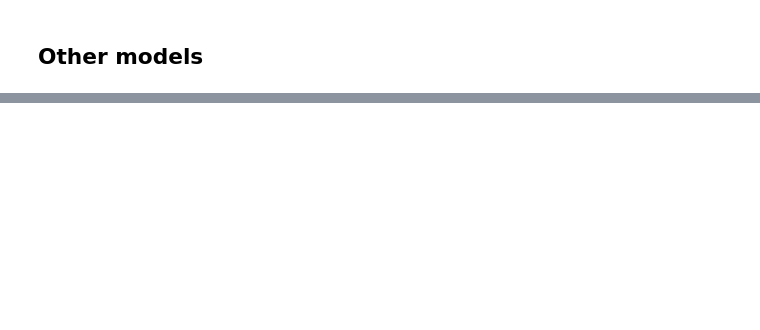
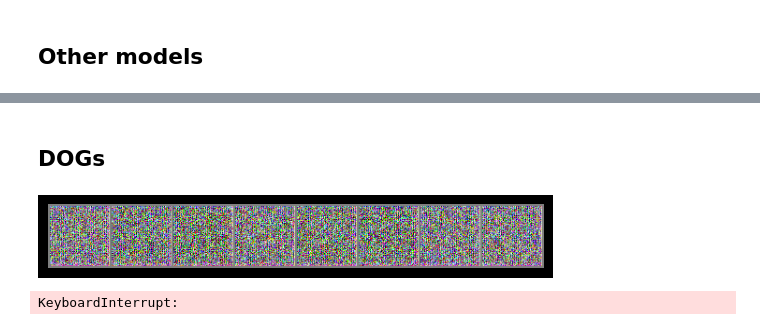
Before and after one commit to BRJoaquin/GAN, a Jupyter notebook: GAN.ipynb, the cells around one changed output, grey strips where cells are left out. Drawn from its saved outputs; the diff is of its cells as text; code cells hidden in the pictures; blank space fills up the shorter version.

```diff
--- a/GAN.ipynb
+++ b/GAN.ipynb
@@ -511,8 +655,9 @@ class ConvLayer(nn.Module):
     def forward(self, x):
         x = self.conv(x)
         x = self.bn(x)
-        x = F.relu(x)
+        x = F.leaky_relu(x)
         return x
+
 
 class DenseBlock(nn.Module):
     def __init__(self, in_channels, growth_rate, num_layers):
@@ -528,10 +673,13 @@ class DenseBlock(nn.Module):
             outputs.append(out)
         return torch.cat(outputs, dim=1)
 
+
 class TransitionLayer(nn.Module):
     def __init__(self, in_channels, out_channels):
         super(TransitionLayer, self).__init__()
-        self.conv = ConvLayer(in_channels, out_channels, kernel_size=1, stride=1, padding=0)
+        self.conv = ConvLayer(
+            in_channels, out_channels, kernel_size=1, stride=1, padding=0
+        )
         self.pool = nn.AvgPool2d(2, stride=2)
 
     def forward(self, x):
@@ -539,13 +687,13 @@ class TransitionLayer(nn.Module):
         x = self.pool(x)
         return x
 
+
 class DenseNetDiscriminator(nn.Module):
     def __init__(self, in_channels, img_size):
         super(DenseNetDiscriminator, self).__init__()
         self.input_size = img_size
         self.init_conv = ConvLayer(in_channels, 64, kernel_size=7, stride=2, padding=3)
         self.pool = nn.MaxPool2d(3, stride=2, padding=1)
-
 
         self.dense1 = DenseBlock(64, 32, 4)
         self.trans1 = TransitionLayer(192, 96)  # 64 + 4 * 32 = 192 | 192 / 2 = 96
@@ -572,7 +720,7 @@ class DenseNetDiscriminator(nn.Module):
 
         x = F.adaptive_avg_pool2d(x, (1, 1))
         x = torch.flatten(x, 1)
-        x = F.relu(self.fc(x))
+        x = F.leaky_relu(self.fc(x))
         x = self.fc2(x)
         x = torch.sigmoid(x)
 
@@ -700,0 +881,66 @@ plot_losses(losses_d, losses_g)
+# %% [markdown]
+## DOGs
+# %%
+def get_dogs_data_loader_for_class(transform, batch_size=32):
+    dataset_path = "data/stanford-dogs-dataset"  # Adjust this to your actual path
+    dataset = datasets.ImageFolder(root=os.path.join(dataset_path, "images"), transform=transform)
+    return DataLoader(dataset, batch_size=batch_size, shuffle=True)
+# %%
+# Hyperparameters
+learning_rate_d = 0.001
+learning_rate_g = 0.0001
+batch_size = 512
+epochs = 200
+noise_size = 100  # Dimension of random noise vector for Generator
+k = 1  # Number of steps to apply to the Discriminator
+channels = 3  # Number of channels in the image
+img_size = 64  # Size of the image
+
+# Create the Discriminator model
+discriminator = DenseNetDiscriminator(channels, img_size).to(device)
+# Create the Generator model
+generator = ResidualGenerator(noise_size, channels, img_size).to(device)
+
+# Loss and optimizers
+criterion = (
+    nn.BCELoss()
+)  # Binary cross entropy loss https://pytorch.org/docs/stable/generated/torch.nn.BCELoss.html
+optimizer_d = torch.optim.SGD(discriminator.parameters(), lr=learning_rate_d)
+optimizer_g = torch.optim.Adam(generator.parameters(), lr=learning_rate_g)
+
+# Get the data loader + data augmentation
+transform = transforms.Compose(
+    [
+        transforms.Resize((img_size, img_size)),
+        transforms.Pad(int(img_size * 0.1), padding_mode='reflect'),
+        transforms.RandomHorizontalFlip(p=0.2),
+        transforms.RandomRotation(10, fill=(0,)),
+        transforms.CenterCrop(img_size),  # crop back to original size
+        transforms.ToTensor(),
+        transforms.Normalize(mean=[0.5, 0.5, 0.5], std=[0.5, 0.5, 0.5]),
+    ]
+)
+
+train_loader = get_dogs_data_loader_for_class(transform, batch_size)
+
+# Train the model
+losses_d, losses_g = train_model(
+    discriminator,
+    generator,
+    train_loader,
+    criterion,
+    optimizer_d,
+    optimizer_g,
+    epochs,
+    k,
+    batch_size,
+    noise_size,
+    do_smoothing_label=True,
+    do_instance_noise=True,
+    log_samples=True,
+    log_interval=10
+)
+plot_losses(losses_d, losses_g)
+# %% [output]
+[figure, added]
+KeyboardInterrupt:
```
Also changed, not shown: parts of 19 cells of this notebook, 1 other file.
